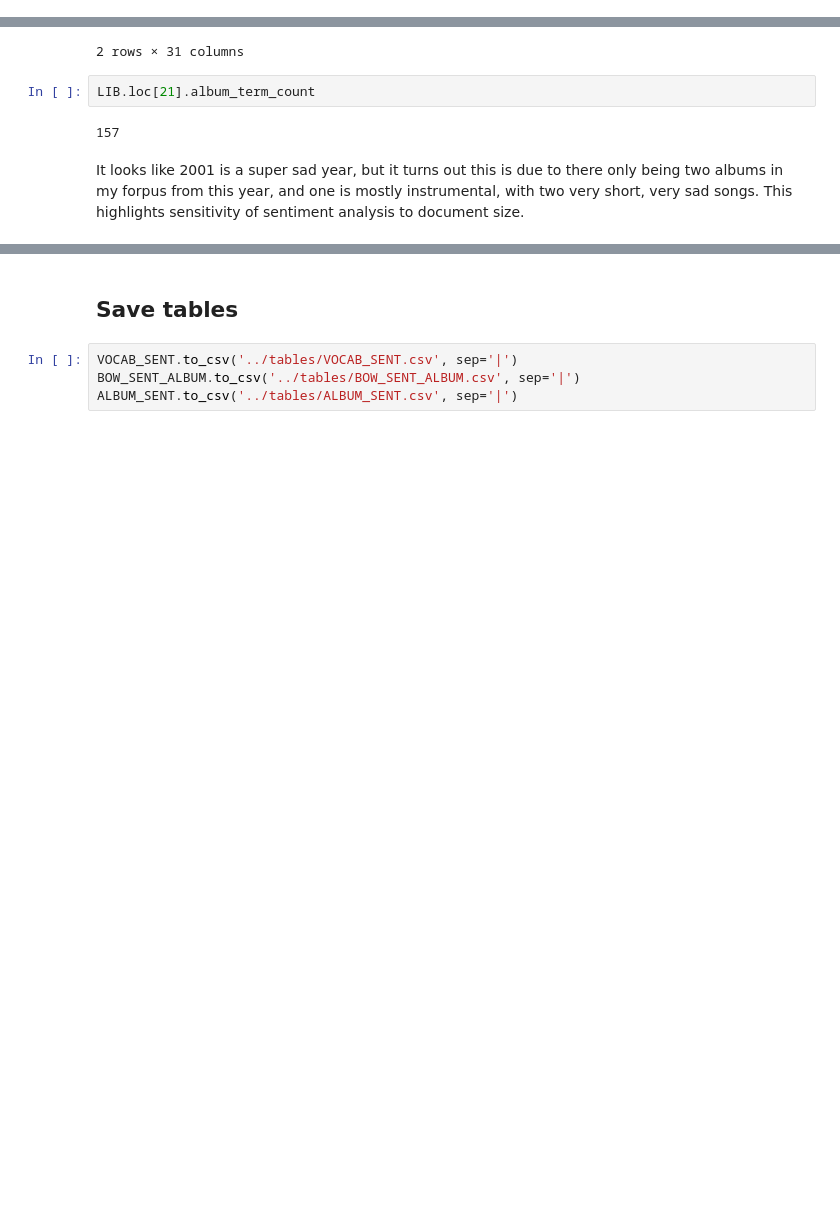
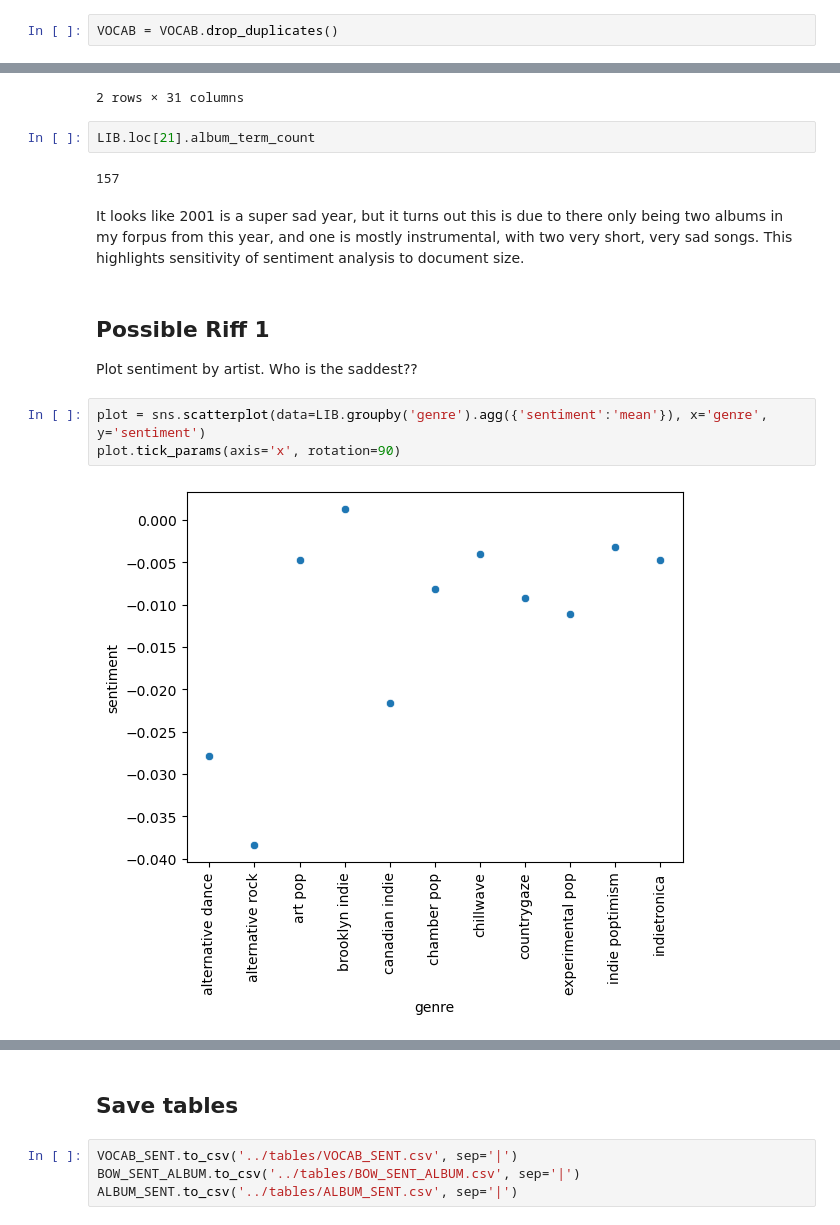
Before and after one commit to rlipps/Exploratory_Text_Analytics_Final, a Jupyter notebook: notebooks/Sentiment_Analysis.ipynb, the cells around one changed output, grey strips where cells are left out. Drawn from its saved outputs; the diff is of its cells as text; blank space fills up the shorter version.

Commit message:
Update sentiment analysis

```diff
--- a/notebooks/Sentiment_Analysis.ipynb
+++ b/notebooks/Sentiment_Analysis.ipynb
@@ -21,6 +21,8 @@ BOW_SONG = pd.read_csv('../tables/BOW_SONG.csv', sep='|').set_index(['album_id',
 BOW_ALBUM = pd.read_csv('../tables/BOW_ALBUM.csv', sep='|').set_index(['album_id', 'term_str'])
 TFIDF_ALBUM = pd.read_csv('../tables/TFIDF_ALBUM.csv', sep='|').set_index(OHCO[:1])
 TFIDF_SONG = pd.read_csv('../tables/TFIDF_SONG.csv', sep='|').set_index(OHCO[:2])
+# %%
+VOCAB = VOCAB.drop_duplicates()
 # %% [markdown]
 ## Setup
 # %%
@@ -204,3 +206,11 @@ LIB.loc[21].album_term_count
 157
 # %% [markdown]
 It looks like 2001 is a super sad year, but it turns out this is due to there only being two albums in my forpus from this year, and one is mostly instrumental, with two very short, very sad songs. This highlights sensitivity of sentiment analysis to document size.
+# %% [markdown]
+## Possible Riff 1
+Plot sentiment by artist. Who is the saddest??
+# %%
+plot = sns.scatterplot(data=LIB.groupby('genre').agg({'sentiment':'mean'}), x='genre', y='sentiment')
+plot.tick_params(axis='x', rotation=90)
+# %% [output]
+[figure, added]
```
Also changed, not shown: parts of 4 cells of this notebook, 3 other files.
